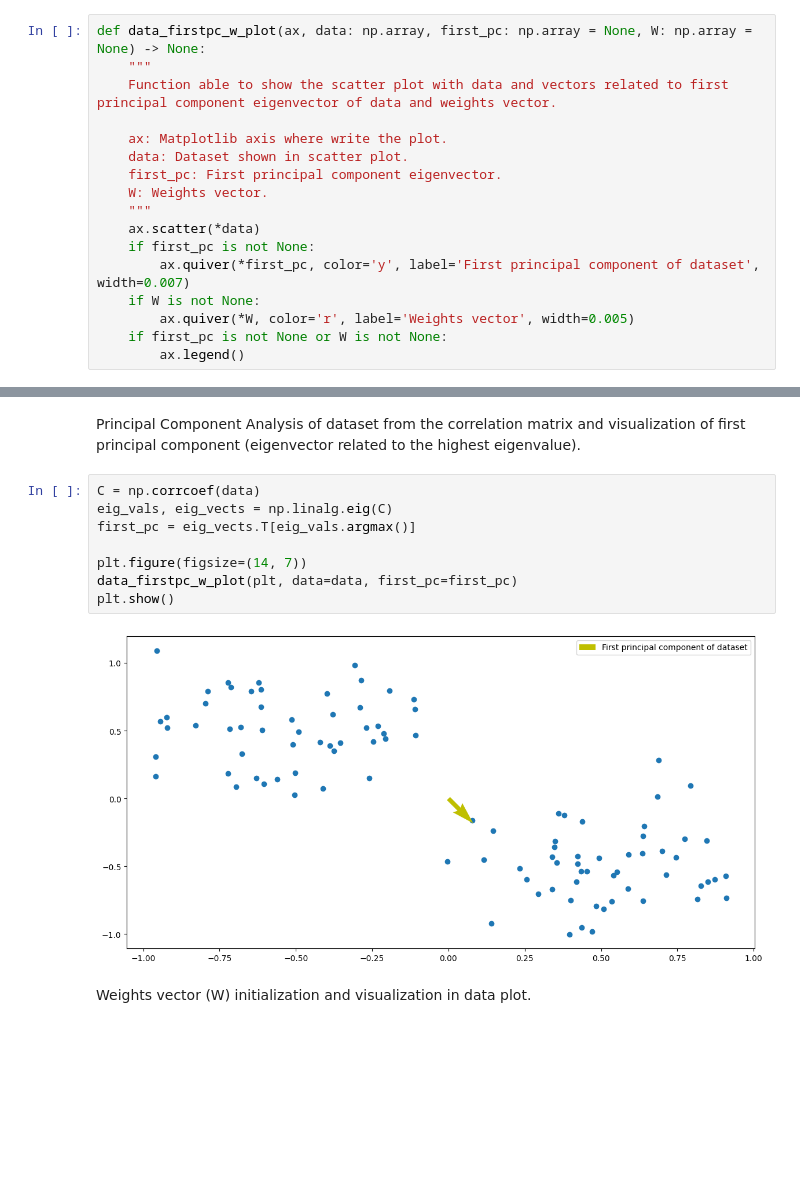
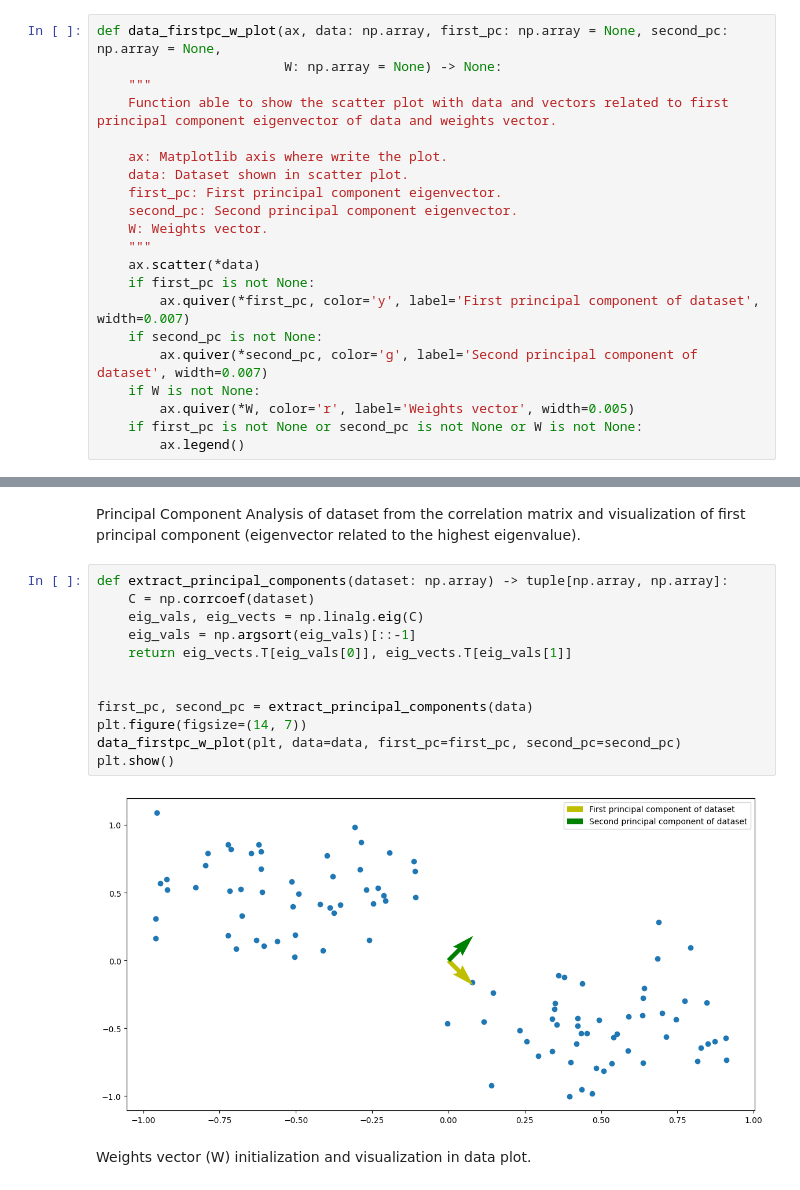
Before and after one commit to GeremiaPompei/cns_lab, a Jupyter notebook: LAB2_1/hebbian_learning.ipynb, the cells around one changed output, grey strips where cells are left out. Saved outputs shown, nothing was run; the diff lists cells and outputs as text; blank space fills up the shorter version.

Commit message:
add extra assignments

```diff
--- a/LAB2_1/hebbian_learning.ipynb
+++ b/LAB2_1/hebbian_learning.ipynb
@@ -12,21 +12,25 @@ np.random.seed(10)
 # %% [markdown]
 Function able to show the scatter plot with data and vectors related to first principal component eigenvector of data and weights vector.
 # %%
-def data_firstpc_w_plot(ax, data: np.array, first_pc: np.array = None, W: np.array = None) -> None:
+def data_firstpc_w_plot(ax, data: np.array, first_pc: np.array = None, second_pc: np.array = None,
+                        W: np.array = None) -> None:
     """
     Function able to show the scatter plot with data and vectors related to first principal component eigenvector of data and weights vector.
 
     ax: Matplotlib axis where write the plot.
     data: Dataset shown in scatter plot.
     first_pc: First principal component eigenvector.
+    second_pc: Second principal component eigenvector.
     W: Weights vector.
     """
     ax.scatter(*data)
     if first_pc is not None:
         ax.quiver(*first_pc, color='y', label='First principal component of dataset', width=0.007)
+    if second_pc is not None:
+        ax.quiver(*second_pc, color='g', label='Second principal component of dataset', width=0.007)
     if W is not None:
         ax.quiver(*W, color='r', label='Weights vector', width=0.005)
-    if first_pc is not None or W is not None:
+    if first_pc is not None or second_pc is not None or W is not None:
         ax.legend()
 # %% [markdown]
 Dataset loading and plot in a scatter plot.
@@ -41,15 +45,19 @@ plt.show()
 # %% [markdown]
 Principal Component Analysis of dataset from the correlation matrix and visualization of first principal component (eigenvector related to the highest eigenvalue).
 # %%
-C = np.corrcoef(data)
-eig_vals, eig_vects = np.linalg.eig(C)
-first_pc = eig_vects.T[eig_vals.argmax()]
+def extract_principal_components(dataset: np.array) -> tuple[np.array, np.array]:
+    C = np.corrcoef(dataset)
+    eig_vals, eig_vects = np.linalg.eig(C)
+    eig_vals = np.argsort(eig_vals)[::-1]
+    return eig_vects.T[eig_vals[0]], eig_vects.T[eig_vals[1]]
 
+
+first_pc, second_pc = extract_principal_components(data)
 plt.figure(figsize=(14, 7))
-data_firstpc_w_plot(plt, data=data, first_pc=first_pc)
+data_firstpc_w_plot(plt, data=data, first_pc=first_pc, second_pc=second_pc)
 plt.show()
 # %% [output]
-[figure, old version]
+[figure, new version]
 # %% [markdown]
 Weights vector (W) initialization and visualization in data plot.
 # %%
```
Also changed, not shown: parts of 18 cells of this notebook, 8 other files.
